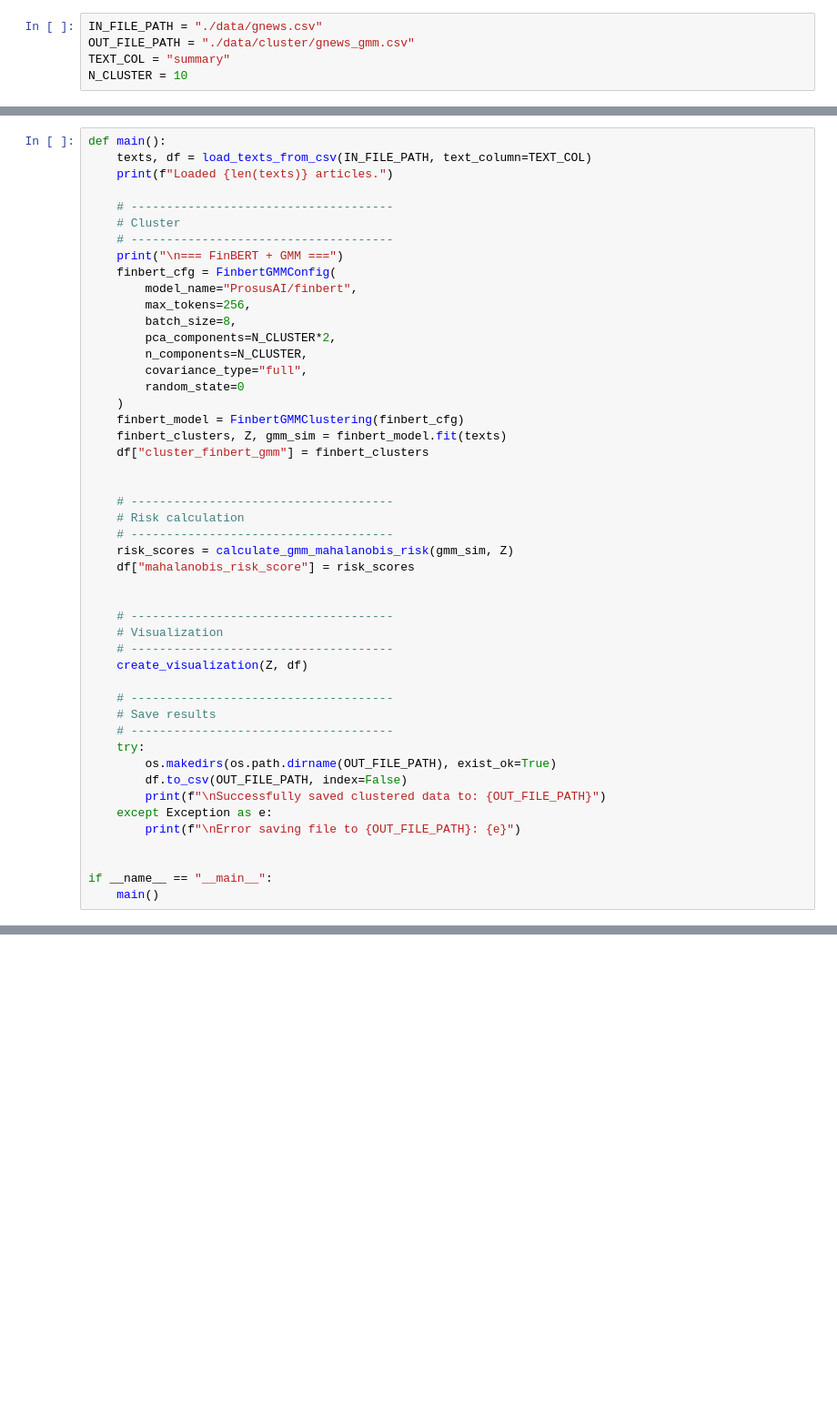
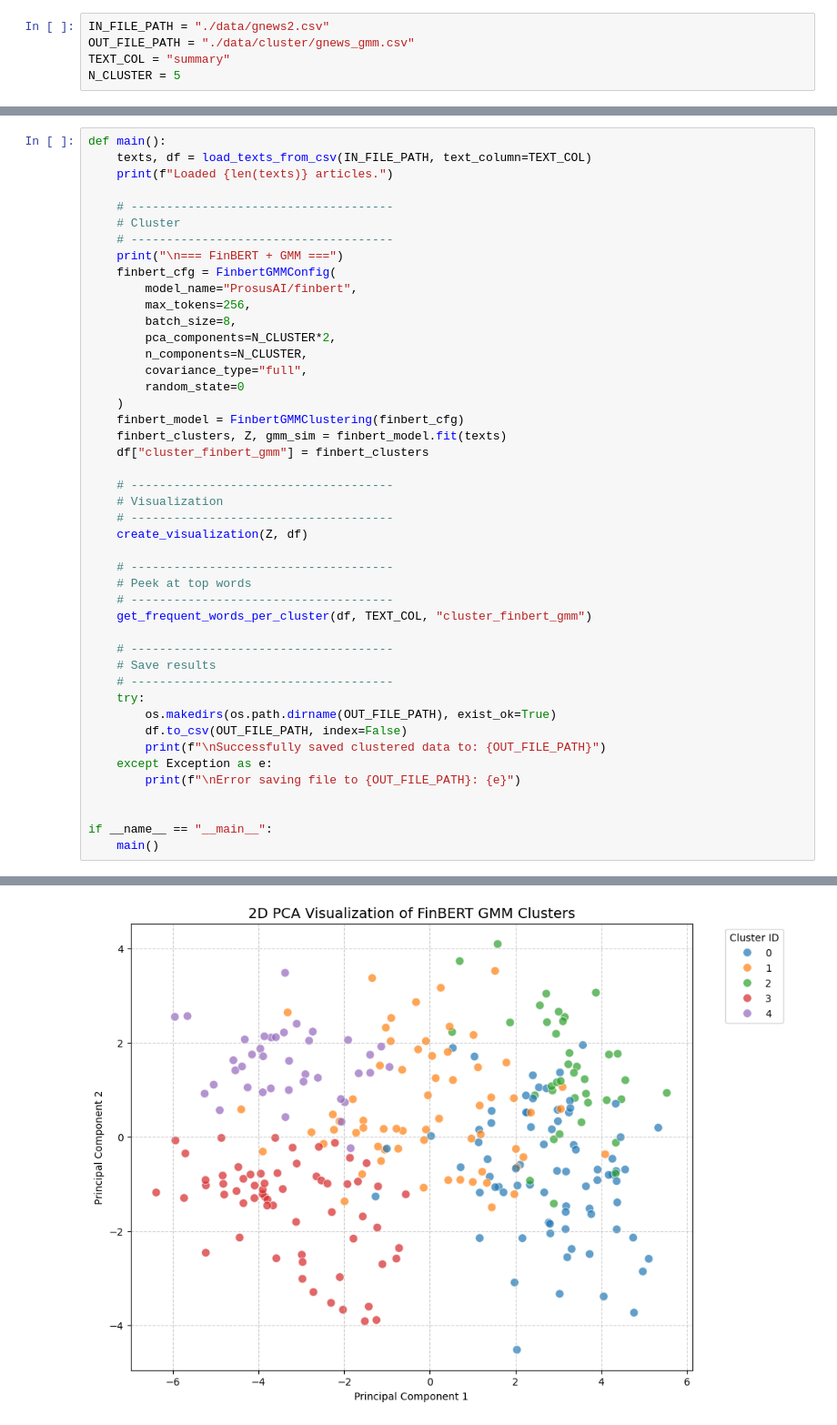
Before and after one commit to jahnavi-maddhuri/bny-ai-risk-management, a Jupyter notebook: GMM_cluster.ipynb, the cells around one changed output, grey strips where cells are left out. Shown at 91% size. Drawn from its saved outputs; the diff is of its cells as text; blank space fills up the shorter version.

Commit message:
update with gnews2 data

```diff
--- a/GMM_cluster.ipynb
+++ b/GMM_cluster.ipynb
@@ -25,8 +1,8 @@
 # %%
-IN_FILE_PATH = "./data/gnews.csv"
+IN_FILE_PATH = "./data/gnews2.csv"
 OUT_FILE_PATH = "./data/cluster/gnews_gmm.csv"
 TEXT_COL = "summary"
-N_CLUSTER = 10
+N_CLUSTER = 5
 # %%
 """
 Clustering news articles with FinBERT embeddings + GMM
@@ -297,18 +267,15 @@ def main():
     finbert_clusters, Z, gmm_sim = finbert_model.fit(texts)
     df["cluster_finbert_gmm"] = finbert_clusters
 
-
-    # -------------------------------------
-    # Risk calculation
-    # -------------------------------------
-    risk_scores = calculate_gmm_mahalanobis_risk(gmm_sim, Z)
-    df["mahalanobis_risk_score"] = risk_scores
-
-
     # -------------------------------------
     # Visualization
     # -------------------------------------
     create_visualization(Z, df)
+
+    # -------------------------------------
+    # Peek at top words
+    # -------------------------------------
+    get_frequent_words_per_cluster(df, TEXT_COL, "cluster_finbert_gmm")
 
     # -------------------------------------
     # Save results
@@ -329,0 +300 @@ Loaded 400 articles.
+[figure, new version]
```
Also changed, not shown: parts of 5 cells of this notebook, 1 other file.
